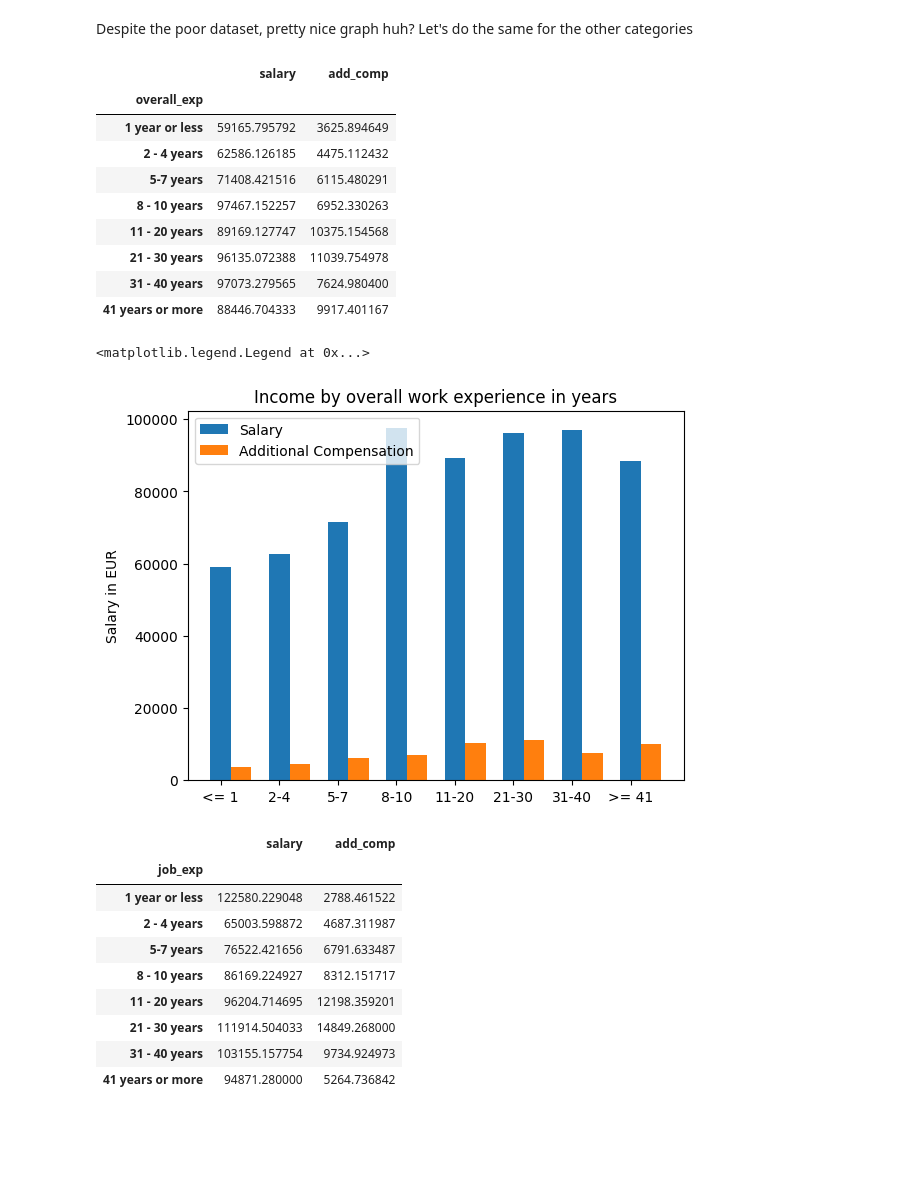
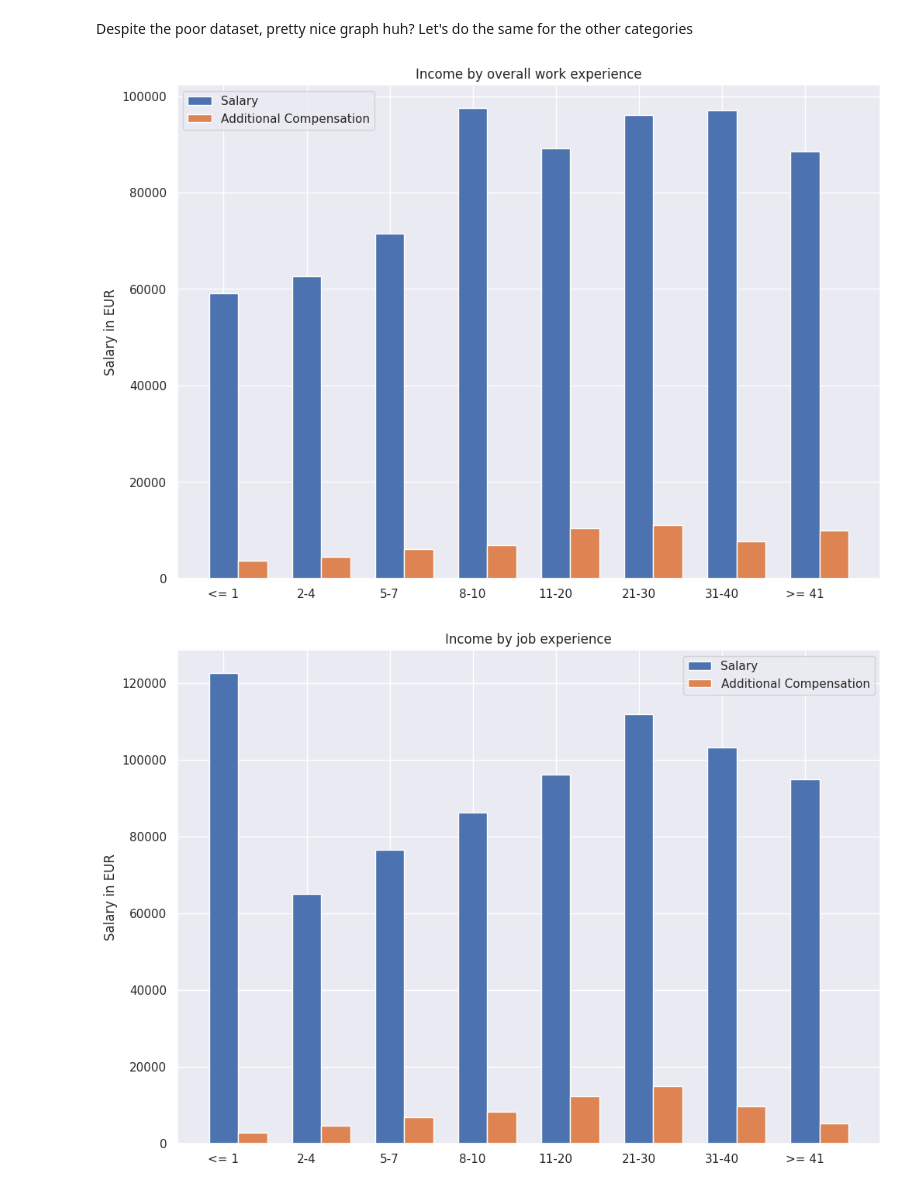
Before and after one commit to pcs03/foe-exercises, a Jupyter notebook: statistics/ws1/salaries1.ipynb, the cells around one changed output. Saved outputs shown, nothing was run; the diff lists cells and outputs as text; code cells hidden in the pictures; blank space fills up the shorter version.

```diff
--- a/statistics/ws1/salaries1.ipynb
+++ b/statistics/ws1/salaries1.ipynb
@@ -252,55 +235,20 @@ Despite the poor dataset, pretty nice graph huh? Let's do the same for the other
 # %%
 overall_exp_mean = df.groupby('overall_exp')[['salary', 'add_comp']].mean()
 
 new_indices = [0, 2, 6, 7, 1, 3, 4, 5]
 overall_exp_mean = overall_exp_mean.iloc[new_indices]
+labels = ["<= 1", "2-4", "5-7", "8-10", "11-20", "21-30", "31-40", ">= 41"]
 
-overall_exp_mean
+barplots(averages=overall_exp_mean, width=0.35, labels=labels, title="Income by overall work experience")
 # %% [output]
-|  | salary | add_comp |
-| overall_exp |  |  |
-| 1 year or less | 59165.795792 | 3625.894649 |
-| 2 - 4 years | 62586.126185 | 4475.112432 |
-| 5-7 years | 71408.421516 | 6115.480291 |
-| 8 - 10 years | 97467.152257 | 6952.330263 |
-| 11 - 20 years | 89169.127747 | 10375.154568 |
-| 21 - 30 years | 96135.072388 | 11039.754978 |
-| 31 - 40 years | 97073.279565 | 7624.980400 |
-| 41 years or more | 88446.704333 | 9917.401167 |
+[figure, added]
-# %%
-labels = ["<= 1", "2-4", "5-7", "8-10", "11-20", "21-30", "31-40", ">= 41"]
-x = np.arange(len(labels))
-
-width = 0.35
-
-fig, ax = plt.subplots()
-
-rects1 = ax.bar(x - width/2, overall_exp_mean['salary'], width, label='Salary', align="edge")
-rects2 = ax.bar(x + width/2, overall_exp_mean['add_comp'], width, label='Additional Compensation', align="edge")
-
-ax.set_ylabel('Salary in EUR')
-ax.set_title('Income by overall work experience in years')
-ax.set_xticks(x)
-ax.set_xticklabels(labels)
-ax.legend()
-# %% [output]
-<matplotlib.legend.Legend at 0x...>
-[figure, removed]
 # %%
 job_exp_mean = df.groupby('job_exp')[['salary', 'add_comp']].mean()
 
 new_indices = [0, 2, 6, 7, 1, 3, 4, 5]
 job_exp_mean = job_exp_mean.iloc[new_indices]
+labels = ["<= 1", "2-4", "5-7", "8-10", "11-20", "21-30", "31-40", ">= 41"]
 
-job_exp_mean
+barplots(averages=job_exp_mean, width=0.35, labels=labels, title="Income by job experience")
 # %% [output]
-|  | salary | add_comp |
-| job_exp |  |  |
-| 1 year or less | 122580.229048 | 2788.461522 |
-| 2 - 4 years | 65003.598872 | 4687.311987 |
-| 5-7 years | 76522.421656 | 6791.633487 |
-| 8 - 10 years | 86169.224927 | 8312.151717 |
-| 11 - 20 years | 96204.714695 | 12198.359201 |
-| 21 - 30 years | 111914.504033 | 14849.268000 |
-| 31 - 40 years | 103155.157754 | 9734.924973 |
-| 41 years or more | 94871.280000 | 5264.736842 |
+[figure, added]
```
Also changed, not shown: parts of 17 cells of this notebook, 1 other file.
